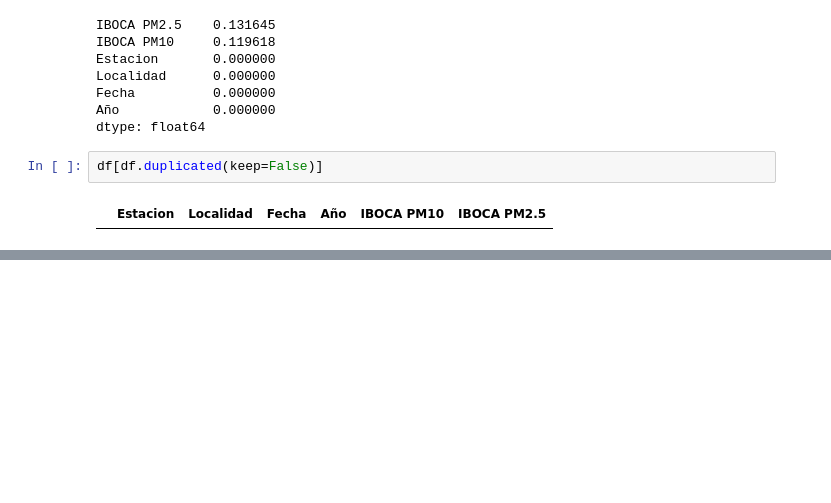
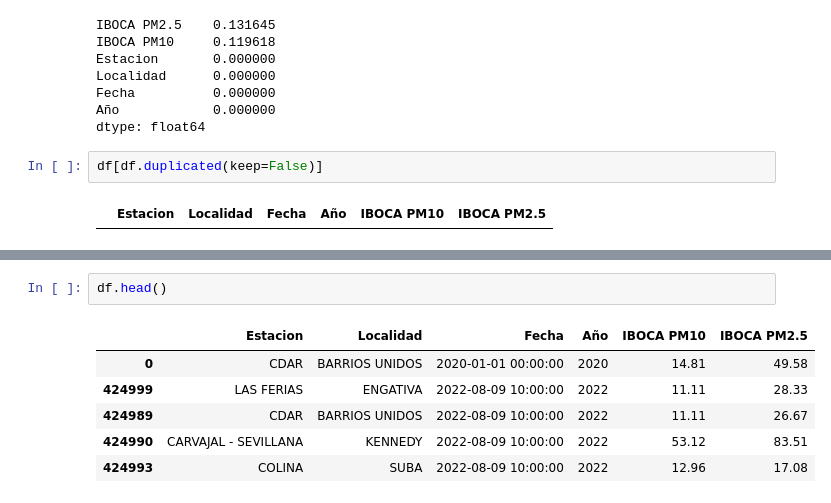
Before and after one commit to BILabsAndProjects/Proyecto2BI, a Jupyter notebook: iboca.ipynb, the cells around one changed output, grey strips where cells are left out. Saved outputs shown, nothing was run; the diff lists cells and outputs as text; blank space fills up the shorter version.

```diff
--- a/iboca.ipynb
+++ b/iboca.ipynb
@@ -228,0 +245,9 @@ df[df.duplicated(keep=False)]
+# %%
+df.head()
+# %% [output]
+|  | Estacion | Localidad | Fecha | Año | IBOCA PM10 | IBOCA PM2.5 |
+| 0 | CDAR | BARRIOS UNIDOS | 2020-01-01 00:00:00 | 2020 | 14.81 | 49.58 |
+| 424999 | LAS FERIAS | ENGATIVA | 2022-08-09 10:00:00 | 2022 | 11.11 | 28.33 |
+| 424989 | CDAR | BARRIOS UNIDOS | 2022-08-09 10:00:00 | 2022 | 11.11 | 26.67 |
+| 424990 | CARVAJAL - SEVILLANA | KENNEDY | 2022-08-09 10:00:00 | 2022 | 53.12 | 83.51 |
+| 424993 | COLINA | SUBA | 2022-08-09 10:00:00 | 2022 | 12.96 | 17.08 |
```
Also changed, not shown: parts of 5 cells of this notebook, 1 other file.
